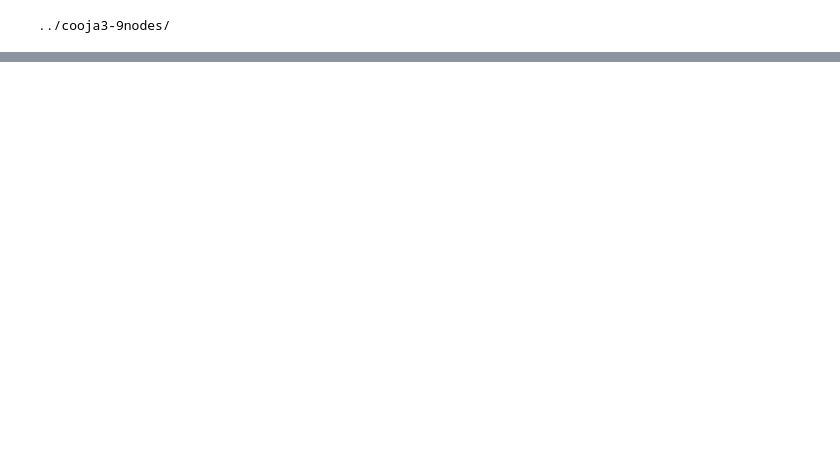
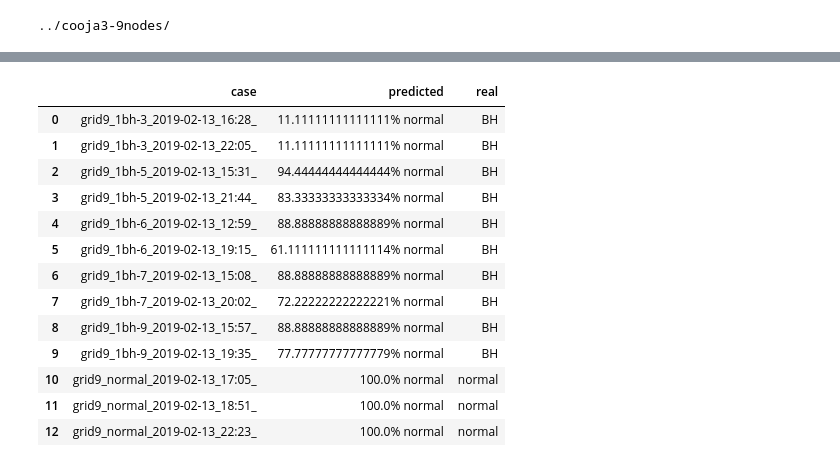
Before and after one commit to ichatz/iot-netprofiler, a Jupyter notebook: Kmeans/Kmeans Cooja3 9 nodes.ipynb, the cells around one changed output, grey strips where cells are left out. Drawn from its saved outputs; the diff is of its cells as text; code cells hidden in the pictures; blank space fills up the shorter version.

```diff
--- a/Kmeans/Kmeans Cooja3 9 nodes.ipynb
+++ b/Kmeans/Kmeans Cooja3 9 nodes.ipynb
@@ -349,0 +530,34 @@ for lab in labels:
+# %%
+net_results={
+   "case":[],
+    "predicted":[],
+    "real":[]
+}
+#print(stats["predicted number"])
+for case in range(len(cases)):
+    subset=stats[stats["label"]==cases[case]]
+    mean_predicted=str(subset["predicted number"].mean()*100)+"% normal"
+    net_results["case"].append(cases[case])
+    net_results["predicted"].append(mean_predicted)
+    net_results["real"].append(casesAccuracy[case])
+
+
+
+results=pd.DataFrame(net_results)
+
+results
+# %% [output]
+|  | case | predicted | real |
+| 0 | grid9_1bh-3_2019-02-13_16:28_ | 11.11111111111111% normal | BH |
+| 1 | grid9_1bh-3_2019-02-13_22:05_ | 11.11111111111111% normal | BH |
+| 2 | grid9_1bh-5_2019-02-13_15:31_ | 94.44444444444444% normal | BH |
+| 3 | grid9_1bh-5_2019-02-13_21:44_ | 83.33333333333334% normal | BH |
+| 4 | grid9_1bh-6_2019-02-13_12:59_ | 88.88888888888889% normal | BH |
+| 5 | grid9_1bh-6_2019-02-13_19:15_ | 61.111111111111114% normal | BH |
+| 6 | grid9_1bh-7_2019-02-13_15:08_ | 88.88888888888889% normal | BH |
+| 7 | grid9_1bh-7_2019-02-13_20:02_ | 72.22222222222221% normal | BH |
+| 8 | grid9_1bh-9_2019-02-13_15:57_ | 88.88888888888889% normal | BH |
+| 9 | grid9_1bh-9_2019-02-13_19:35_ | 77.77777777777779% normal | BH |
+| 10 | grid9_normal_2019-02-13_17:05_ | 100.0% normal | normal |
+| 11 | grid9_normal_2019-02-13_18:51_ | 100.0% normal | normal |
+| 12 | grid9_normal_2019-02-13_22:23_ | 100.0% normal | normal |
```
Also changed, not shown: parts of 14 cells of this notebook, 8 other files.
